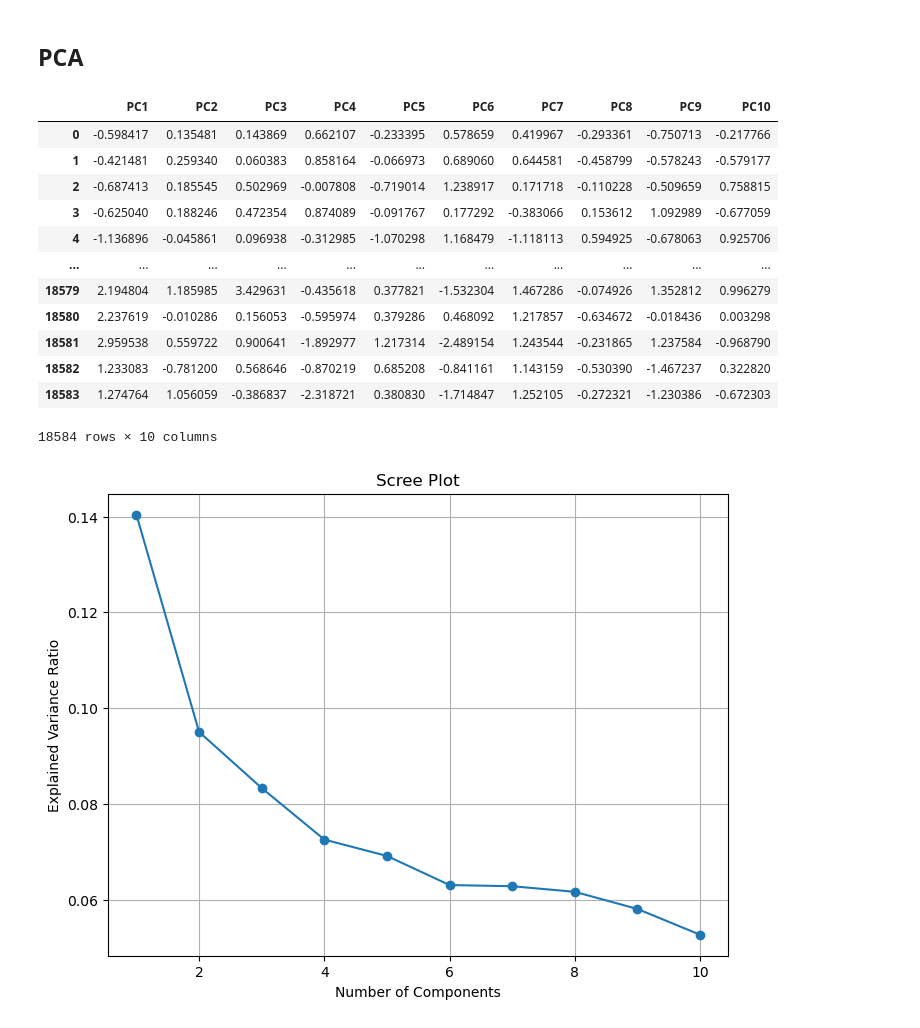
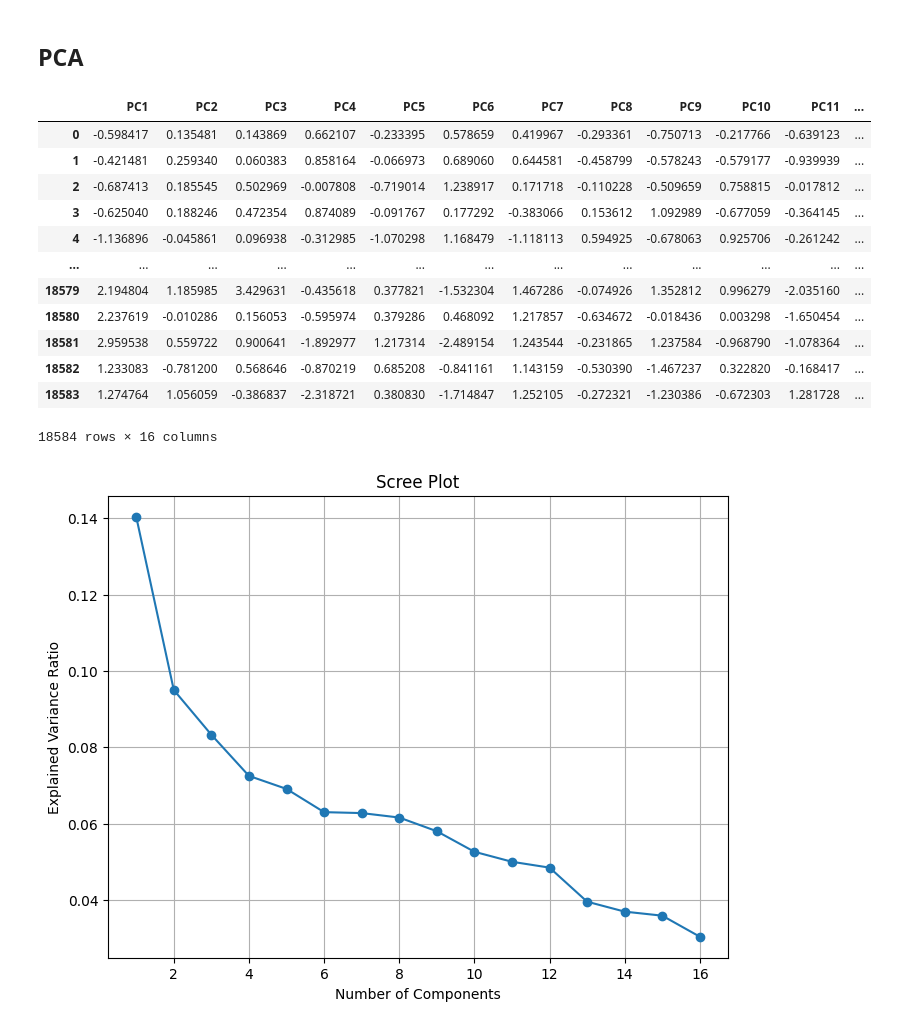
Before and after one commit to ManiaEsprit2024/Mania, a Jupyter notebook: Notebooks/Small_Business.ipynb, the cells around one changed output. Cells and saved outputs as stored; diff of their text form; code cells hidden in the pictures.

```diff
--- a/Notebooks/Small_Business.ipynb
+++ b/Notebooks/Small_Business.ipynb
@@ -122,34 +122,34 @@ scaled_df.head()
 # %%
 from sklearn.decomposition import PCA
 
 # Initialize PCA with the number of components you want
-pca = PCA(n_components=10)
+pca = PCA(n_components=16)
 
 # Fit PCA to the scaled data
 pca.fit(scaled_df)
 
 # Transform the data to the new feature space
 transformed_data = pca.transform(scaled_df)
 
 # Convert the transformed data to a DataFrame
-selected_features = pd.DataFrame(transformed_data, columns=[f'PC{i}' for i in range(1, 11)])
+selected_features = pd.DataFrame(transformed_data, columns=[f'PC{i}' for i in range(1, 17)])
 
 
 selected_features
 # %% [output]
-|  | PC1 | PC2 | PC3 | PC4 | PC5 | PC6 | PC7 | PC8 | PC9 | PC10 |
-| 0 | -0.598417 | 0.135481 | 0.143869 | 0.662107 | -0.233395 | 0.578659 | 0.419967 | -0.293361 | -0.750713 | -0.217766 |
-| 1 | -0.421481 | 0.259340 | 0.060383 | 0.858164 | -0.066973 | 0.689060 | 0.644581 | -0.458799 | -0.578243 | -0.579177 |
-| 2 | -0.687413 | 0.185545 | 0.502969 | -0.007808 | -0.719014 | 1.238917 | 0.171718 | -0.110228 | -0.509659 | 0.758815 |
-| 3 | -0.625040 | 0.188246 | 0.472354 | 0.874089 | -0.091767 | 0.177292 | -0.383066 | 0.153612 | 1.092989 | -0.677059 |
-| 4 | -1.136896 | -0.045861 | 0.096938 | -0.312985 | -1.070298 | 1.168479 | -1.118113 | 0.594925 | -0.678063 | 0.925706 |
-| ... | ... | ... | ... | ... | ... | ... | ... | ... | ... | ... |
-| 18579 | 2.194804 | 1.185985 | 3.429631 | -0.435618 | 0.377821 | -1.532304 | 1.467286 | -0.074926 | 1.352812 | 0.996279 |
-| 18580 | 2.237619 | -0.010286 | 0.156053 | -0.595974 | 0.379286 | 0.468092 | 1.217857 | -0.634672 | -0.018436 | 0.003298 |
-| 18581 | 2.959538 | 0.559722 | 0.900641 | -1.892977 | 1.217314 | -2.489154 | 1.243544 | -0.231865 | 1.237584 | -0.968790 |
-| 18582 | 1.233083 | -0.781200 | 0.568646 | -0.870219 | 0.685208 | -0.841161 | 1.143159 | -0.530390 | -1.467237 | 0.322820 |
-| 18583 | 1.274764 | 1.056059 | -0.386837 | -2.318721 | 0.380830 | -1.714847 | 1.252105 | -0.272321 | -1.230386 | -0.672303 |
+|  | PC1 | PC2 | PC3 | PC4 | PC5 | PC6 | PC7 | PC8 | PC9 | PC10 | PC11 | ... |
+| 0 | -0.598417 | 0.135481 | 0.143869 | 0.662107 | -0.233395 | 0.578659 | 0.419967 | -0.293361 | -0.750713 | -0.217766 | -0.639123 | ... |
+| 1 | -0.421481 | 0.259340 | 0.060383 | 0.858164 | -0.066973 | 0.689060 | 0.644581 | -0.458799 | -0.578243 | -0.579177 | -0.939939 | ... |
+| 2 | -0.687413 | 0.185545 | 0.502969 | -0.007808 | -0.719014 | 1.238917 | 0.171718 | -0.110228 | -0.509659 | 0.758815 | -0.017812 | ... |
+| 3 | -0.625040 | 0.188246 | 0.472354 | 0.874089 | -0.091767 | 0.177292 | -0.383066 | 0.153612 | 1.092989 | -0.677059 | -0.364145 | ... |
+| 4 | -1.136896 | -0.045861 | 0.096938 | -0.312985 | -1.070298 | 1.168479 | -1.118113 | 0.594925 | -0.678063 | 0.925706 | -0.261242 | ... |
+| ... | ... | ... | ... | ... | ... | ... | ... | ... | ... | ... | ... | ... |
+| 18579 | 2.194804 | 1.185985 | 3.429631 | -0.435618 | 0.377821 | -1.532304 | 1.467286 | -0.074926 | 1.352812 | 0.996279 | -2.035160 | ... |
+| 18580 | 2.237619 | -0.010286 | 0.156053 | -0.595974 | 0.379286 | 0.468092 | 1.217857 | -0.634672 | -0.018436 | 0.003298 | -1.650454 | ... |
+| 18581 | 2.959538 | 0.559722 | 0.900641 | -1.892977 | 1.217314 | -2.489154 | 1.243544 | -0.231865 | 1.237584 | -0.968790 | -1.078364 | ... |
+| 18582 | 1.233083 | -0.781200 | 0.568646 | -0.870219 | 0.685208 | -0.841161 | 1.143159 | -0.530390 | -1.467237 | 0.322820 | -0.168417 | ... |
+| 18583 | 1.274764 | 1.056059 | -0.386837 | -2.318721 | 0.380830 | -1.714847 | 1.252105 | -0.272321 | -1.230386 | -0.672303 | 1.281728 | ... |
-18584 rows × 10 columns
+18584 rows × 16 columns
 # %%
 # Scree plot
 plt.figure(figsize=(8, 6))
@@ -160,7 +160,7 @@ plt.title('Scree Plot')
 plt.grid(True)
 plt.show()
 # %% [output]
-[figure, old version]
+[figure, new version]
 # %%
 import matplotlib.pyplot as plt
 
```
Also changed, not shown: parts of 2 cells of this notebook, 1 other file.
